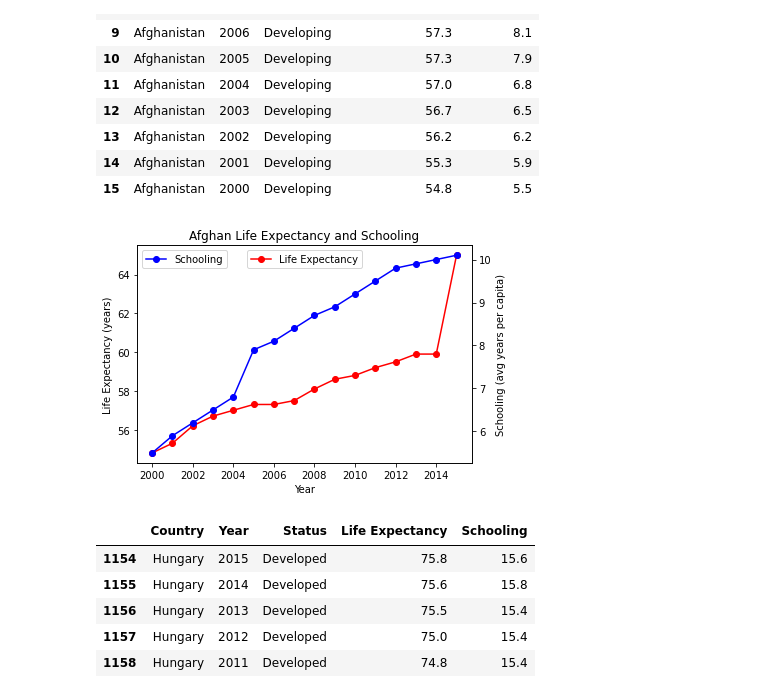
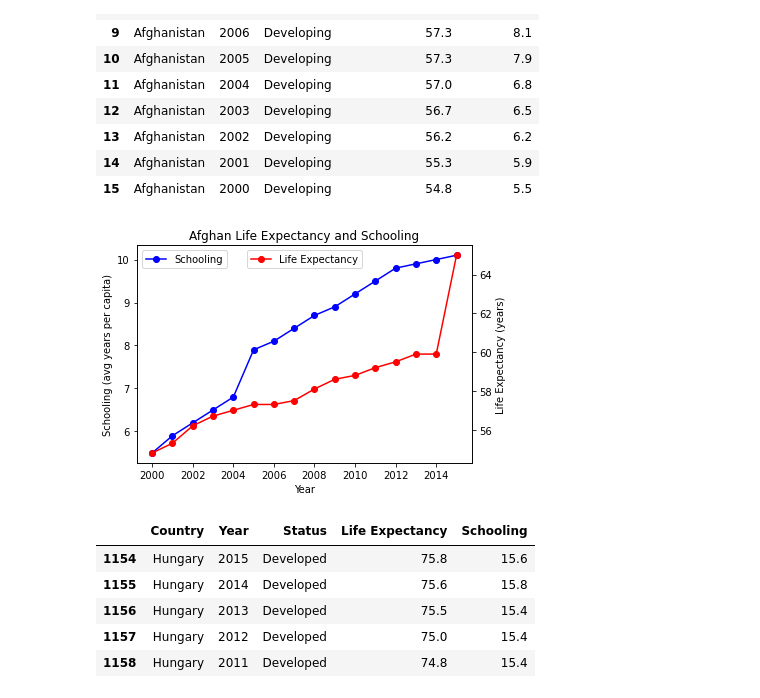
Before and after one commit to jaryan77/TeamTitans_Project_1, a Jupyter notebook: Colin_starter_analysis.ipynb, the cells around one changed output. Cells and saved outputs as stored; diff of their text form; code cells hidden in the pictures.

```diff
--- a/Colin_starter.ipynb
+++ b/Colin_starter_analysis.ipynb
@@ -374,33 +379,37 @@ afghan_df
 # %%
 #plot life expectancy and schooling vs. year for Afghanistan (developing country)
 #create figure and axis objects with subplots
 fig, ax = plt.subplots()
-#make plot for one of the y axes
-line1 = ax.plot(afghan_df["Year"], afghan_df["Life Expectancy"], color = "red", marker = "o", label = "Life Expectancy")
-#set x axis label
-ax.set_xlabel("Year")
-#set the first y axis label
-ax.set_ylabel("Life Expectancy (years)")
 
 #twin object for two different y-axis on the same plot
 ax2 = ax.twinx()
+
+#make plot for one of the y axes
+line2 = ax2.plot(afghan_df["Year"], afghan_df["Life Expectancy"], color = "red", marker = "o", label = "Life Expectancy")
+#set x axis label
+ax.set_xlabel("Year")
+
+#set the first y axis label
+ax2.set_ylabel("Life Expectancy (years)")
+
+
 #make plot for the second y axis
-line2 = ax2.plot(afghan_df["Year"], afghan_df["Schooling"], color = "blue", marker = "o", label="Schooling")
+line1 = ax.plot(afghan_df["Year"], afghan_df["Schooling"], color = "blue", marker = "o", label="Schooling")
 #set x axis label
-ax2.set_xlabel("Year")
+ax.set_xlabel("Year")
 #set the second y axis label
-ax2.set_ylabel("Schooling (avg years per capita)")
-ax2.set_title("Afghan Life Expectancy and Schooling")
+ax.set_ylabel("Schooling (avg years per capita)")
+ax.set_title("Afghan Life Expectancy and Schooling")
 
 #add legend to discern what the lines represent
-ax.legend(loc = "upper center")
-ax2.legend()
+ax.legend()
+ax2.legend(loc = "upper center")
 
 #save fig and display fig
 plt.savefig("Images/afghanistan.png")
 plt.show()
 # %% [output]
-[figure, old version]
+[figure, new version]
 # %%
 #create df of just Hungary
 hungary_df = schooling_df.loc[schooling_df["Country"] == "Hungary"]
```
Also changed, not shown: parts of 21 cells of this notebook, 8 other files.
